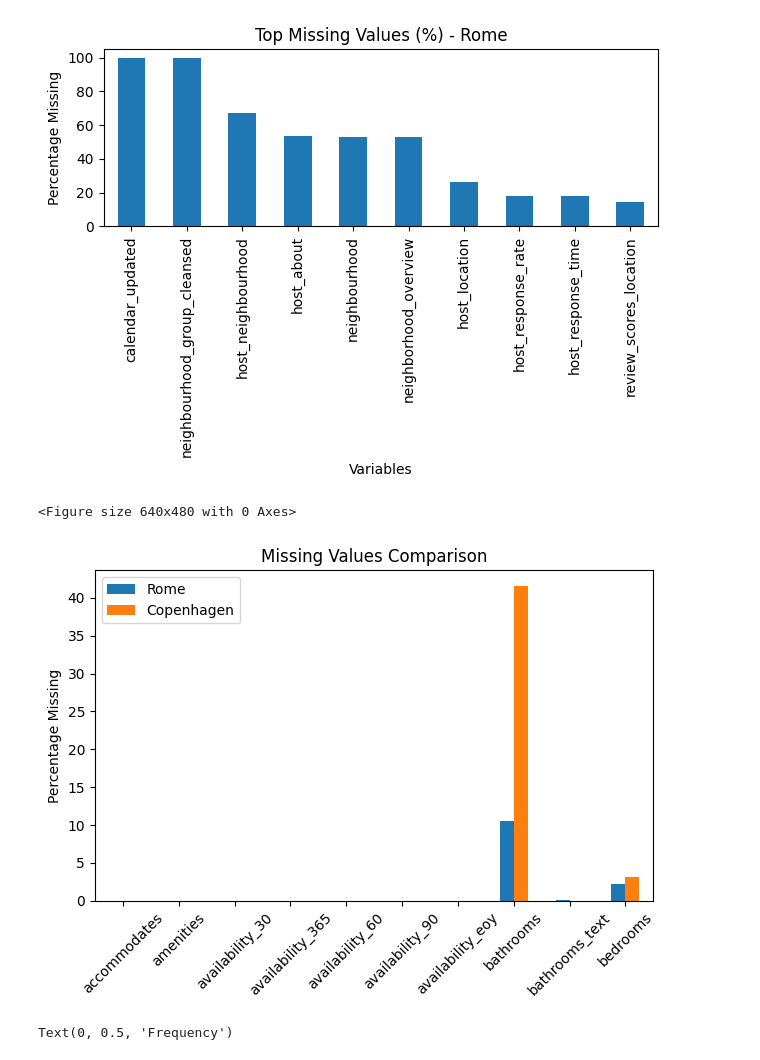
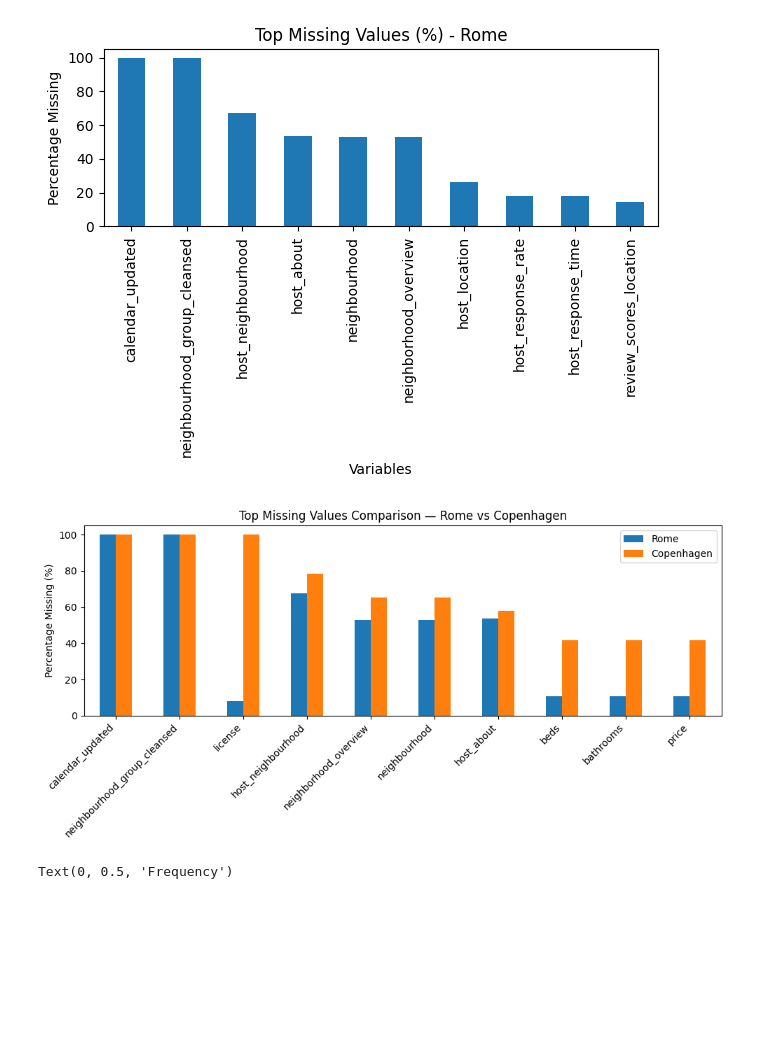
Before and after one commit to andreamammano89-maker/DataVisualisationPW_MESA, a Jupyter notebook: projectdv_final.ipynb, the cells around one changed output. Drawn from its saved outputs; the diff is of its cells as text; code cells hidden in the pictures; blank space fills up the shorter version.

```diff
--- a/projectdv_final.ipynb
+++ b/projectdv_final.ipynb
@@ -218,23 +224,24 @@ plt.xticks(rotation=90)
 plt.tight_layout()
 # %% [output]
 [figure]
-# %%
-compare_missing = pd.DataFrame({
-    "Rome": missing_pct_rome,
-    "Copenhagen": missing_pct_cop
-}).fillna(0)
-
-top_compare = compare_missing.head(10)
-
-plt.figure()
-top_compare.plot(kind='bar')
-plt.title("Missing Values Comparison")
-plt.ylabel("Percentage Missing")
-plt.xticks(rotation=45)
-plt.tight_layout()
-# %% [output]
-<Figure size 640x480 with 0 Axes>
-[figure, removed]
+# %%
+compare_missing = pd.DataFrame({
+    "Rome": missing_pct_rome,
+    "Copenhagen": missing_pct_cop
+}).fillna(0)
+
+# show top 10 by maximum missing across either city
+top_compare = compare_missing.loc[
+    compare_missing.max(axis=1).sort_values(ascending=False).head(10).index
+]
+
+top_compare.plot(kind='bar', figsize=(10, 5))
+plt.title("Top Missing Values Comparison — Rome vs Copenhagen")
+plt.ylabel("Percentage Missing (%)")
+plt.xticks(rotation=45, ha='right')
+plt.tight_layout()
+# %% [output]
+[figure, added]
 # %%
 plt.figure()
 
```
Also changed, not shown: parts of 9 cells of this notebook, 3 other files.
